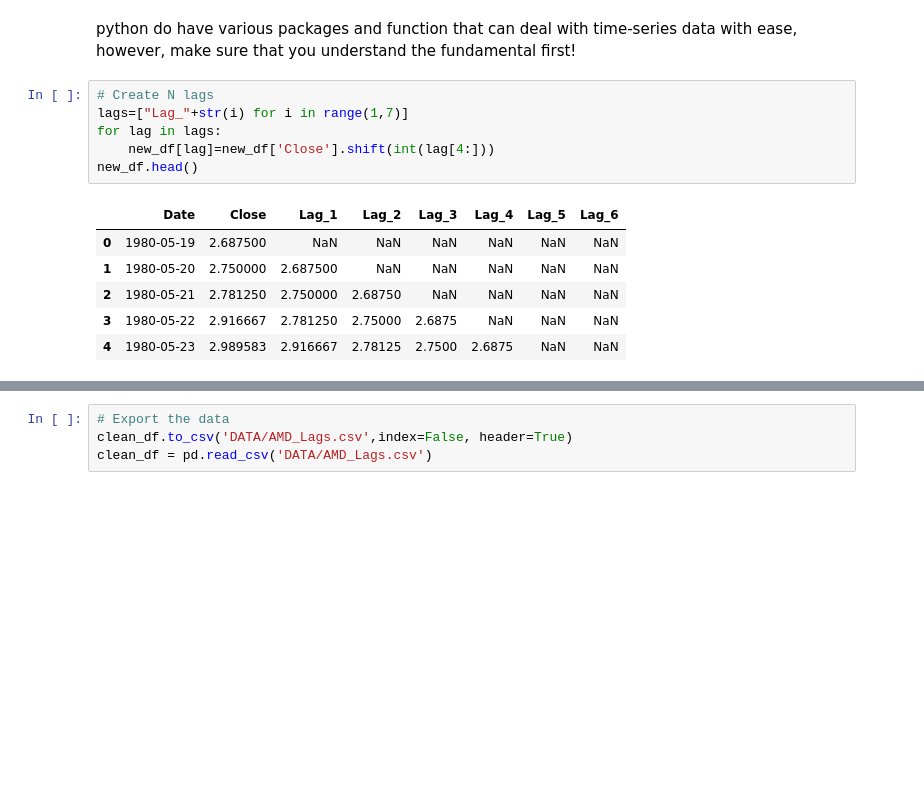
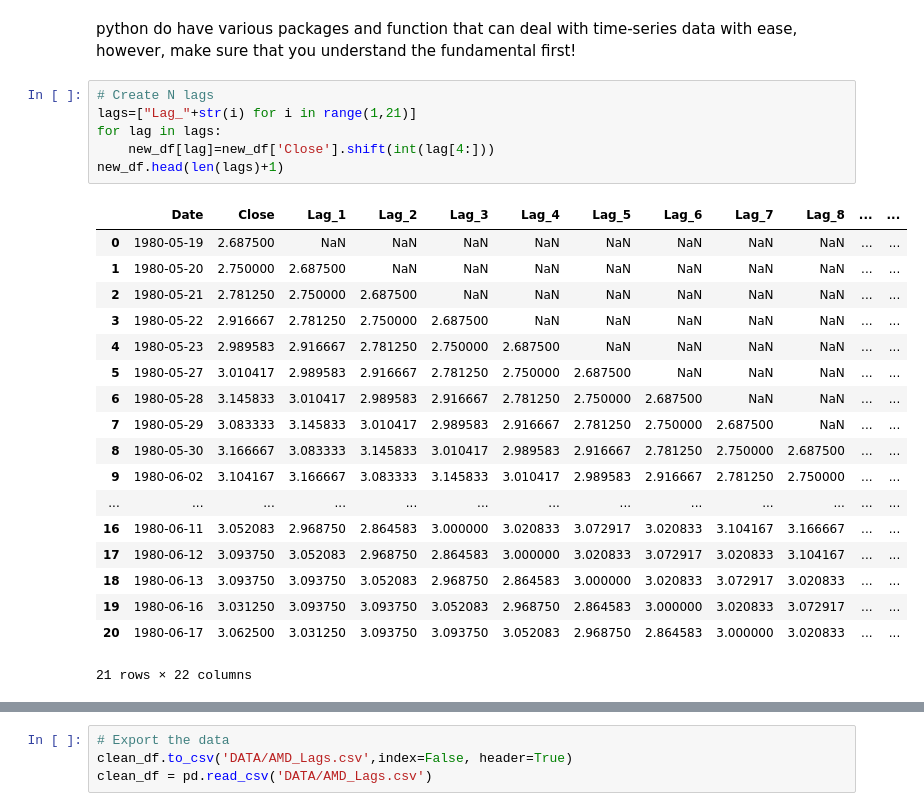
Before and after one commit to nelson40514/fjcu-dl-final-group1, a Jupyter notebook: final_DNN_regression.ipynb, the cells around one changed output, grey strips where cells are left out. Cells and saved outputs as stored; diff of their text form; blank space fills up the shorter version.

```diff
--- a/final_DNN_regression.ipynb
+++ b/final_DNN_regression.ipynb
@@ -180,17 +188,29 @@ plt.show()
 python do have various packages and function that can deal with time-series data with ease, however, make sure that you understand the fundamental first!
 # %%
 # Create N lags
-lags=["Lag_"+str(i) for i in range(1,7)]
+lags=["Lag_"+str(i) for i in range(1,21)]
 for lag in lags:
     new_df[lag]=new_df['Close'].shift(int(lag[4:]))
-new_df.head()
+new_df.head(len(lags)+1)
 # %% [output]
-|  | Date | Close | Lag_1 | Lag_2 | Lag_3 | Lag_4 | Lag_5 | Lag_6 |
-| 0 | 1980-05-19 | 2.687500 | NaN | NaN | NaN | NaN | NaN | NaN |
-| 1 | 1980-05-20 | 2.750000 | 2.687500 | NaN | NaN | NaN | NaN | NaN |
-| 2 | 1980-05-21 | 2.781250 | 2.750000 | 2.68750 | NaN | NaN | NaN | NaN |
-| 3 | 1980-05-22 | 2.916667 | 2.781250 | 2.75000 | 2.6875 | NaN | NaN | NaN |
-| 4 | 1980-05-23 | 2.989583 | 2.916667 | 2.78125 | 2.7500 | 2.6875 | NaN | NaN |
+|  | Date | Close | Lag_1 | Lag_2 | Lag_3 | Lag_4 | Lag_5 | Lag_6 | Lag_7 | Lag_8 | ... | ... |
+| 0 | 1980-05-19 | 2.687500 | NaN | NaN | NaN | NaN | NaN | NaN | NaN | NaN | ... | ... |
+| 1 | 1980-05-20 | 2.750000 | 2.687500 | NaN | NaN | NaN | NaN | NaN | NaN | NaN | ... | ... |
+| 2 | 1980-05-21 | 2.781250 | 2.750000 | 2.687500 | NaN | NaN | NaN | NaN | NaN | NaN | ... | ... |
+| 3 | 1980-05-22 | 2.916667 | 2.781250 | 2.750000 | 2.687500 | NaN | NaN | NaN | NaN | NaN | ... | ... |
+| 4 | 1980-05-23 | 2.989583 | 2.916667 | 2.781250 | 2.750000 | 2.687500 | NaN | NaN | NaN | NaN | ... | ... |
+| 5 | 1980-05-27 | 3.010417 | 2.989583 | 2.916667 | 2.781250 | 2.750000 | 2.687500 | NaN | NaN | NaN | ... | ... |
+| 6 | 1980-05-28 | 3.145833 | 3.010417 | 2.989583 | 2.916667 | 2.781250 | 2.750000 | 2.687500 | NaN | NaN | ... | ... |
+| 7 | 1980-05-29 | 3.083333 | 3.145833 | 3.010417 | 2.989583 | 2.916667 | 2.781250 | 2.750000 | 2.687500 | NaN | ... | ... |
+| 8 | 1980-05-30 | 3.166667 | 3.083333 | 3.145833 | 3.010417 | 2.989583 | 2.916667 | 2.781250 | 2.750000 | 2.687500 | ... | ... |
+| 9 | 1980-06-02 | 3.104167 | 3.166667 | 3.083333 | 3.145833 | 3.010417 | 2.989583 | 2.916667 | 2.781250 | 2.750000 | ... | ... |
+| ... | ... | ... | ... | ... | ... | ... | ... | ... | ... | ... | ... | ... |
+| 16 | 1980-06-11 | 3.052083 | 2.968750 | 2.864583 | 3.000000 | 3.020833 | 3.072917 | 3.020833 | 3.104167 | 3.166667 | ... | ... |
+| 17 | 1980-06-12 | 3.093750 | 3.052083 | 2.968750 | 2.864583 | 3.000000 | 3.020833 | 3.072917 | 3.020833 | 3.104167 | ... | ... |
+| 18 | 1980-06-13 | 3.093750 | 3.093750 | 3.052083 | 2.968750 | 2.864583 | 3.000000 | 3.020833 | 3.072917 | 3.020833 | ... | ... |
+| 19 | 1980-06-16 | 3.031250 | 3.093750 | 3.093750 | 3.052083 | 2.968750 | 2.864583 | 3.000000 | 3.020833 | 3.072917 | ... | ... |
+| 20 | 1980-06-17 | 3.062500 | 3.031250 | 3.093750 | 3.093750 | 3.052083 | 2.968750 | 2.864583 | 3.000000 | 3.020833 | ... | ... |
+21 rows × 22 columns
 # %%
 # Drop out missing values and rest index
 clean_df=new_df.dropna(axis=0, how='any').copy()
```
Also changed, not shown: parts of 20 cells of this notebook, 3 other files.
